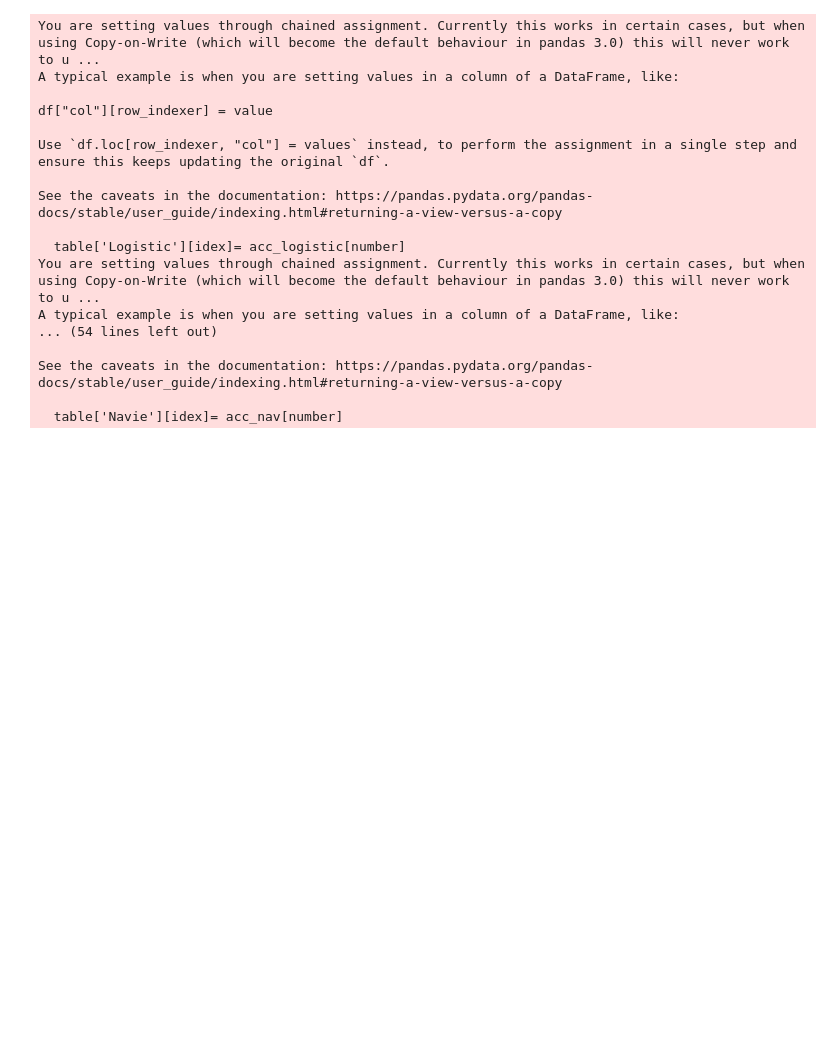
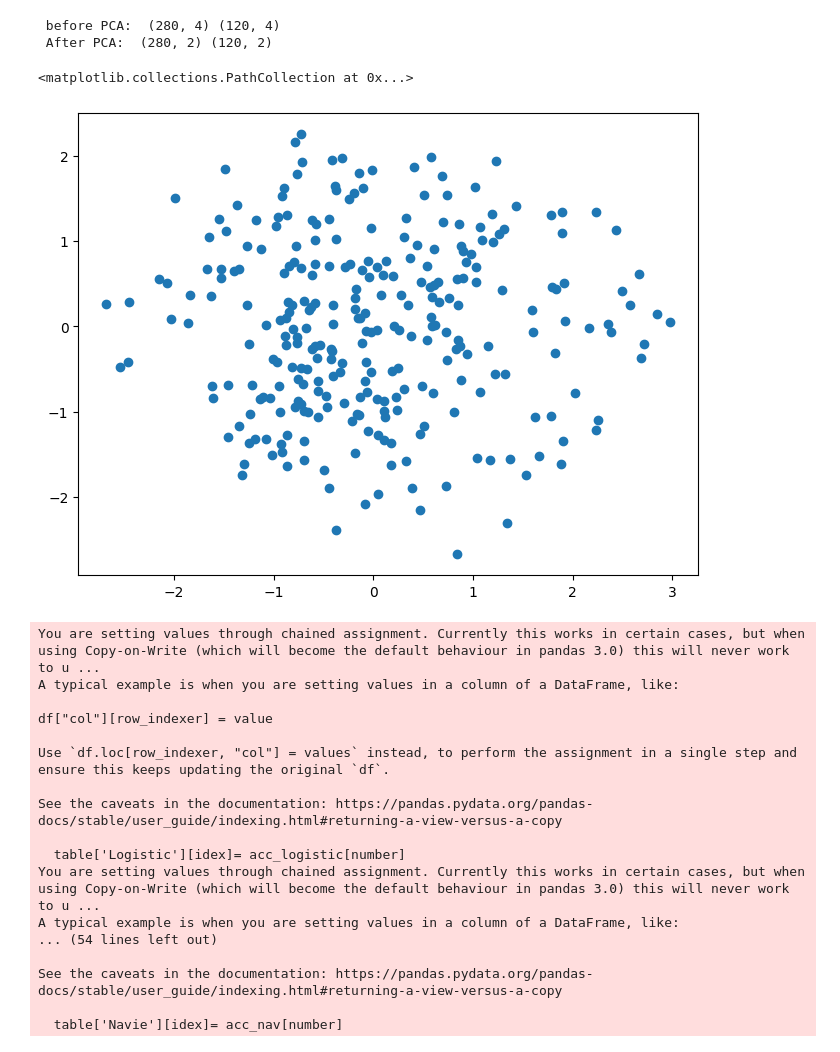
Before and after one commit to kanmanigit/Dimensionality_Reduction, a Jupyter notebook: 1.PCA_Classification_Best_model_Save.ipynb, the cells around one changed output. Cells and saved outputs as stored; diff of their text form; code cells hidden in the pictures; blank space fills up the shorter version.

```diff
--- a/1.PCA_Classification_Best_model_Save.ipynb
+++ b/1.PCA_Classification_Best_model_Save.ipynb
@@ -126,9 +130,12 @@ dep=df1["Purchased"]
 # separate the train and test data adn apply StandardScalar techniques to standardize feaures...
 x_train,x_test,y_train,y_test,scX= Split_Scaler(indep, dep)
 
+print (" before PCA: ",x_train.shape, x_test.shape)
 
 # Applying PCA...
-explained_variance_ratio, x_train, x_test = pca(x_train, x_test, 2)
+explained_variance, xTrain, xTest = pca(x_train, x_test, 2)
+
+
 
 acc_logistic=[]
 acc_svmL=[]
@@ -137,5 +144,17 @@ acc_knn=[]
 acc_nav=[]
 acc_des=[]
 acc_rf=[]
+
+print (" After PCA: ", xTrain.shape,xTest.shape)
+# %% [output]
+ before PCA:  (280, 4) (120, 4)
+ After PCA:  (280, 2) (120, 2)
+# %%
+# Great! we have reduced the features from 4 dimention to 2 dimention Let's plot those data points...
+plt.figure(figsize=(8,6))
+plt.scatter(xTrain[:,0],xTrain[:,1], cmap="plasma")
+# %% [output]
+<matplotlib.collections.PathCollection at 0x...>
+[figure, added]
 # %%
 # create, train and prdict the models using diff algorithms...
```
Also changed, not shown: parts of 6 cells of this notebook.
